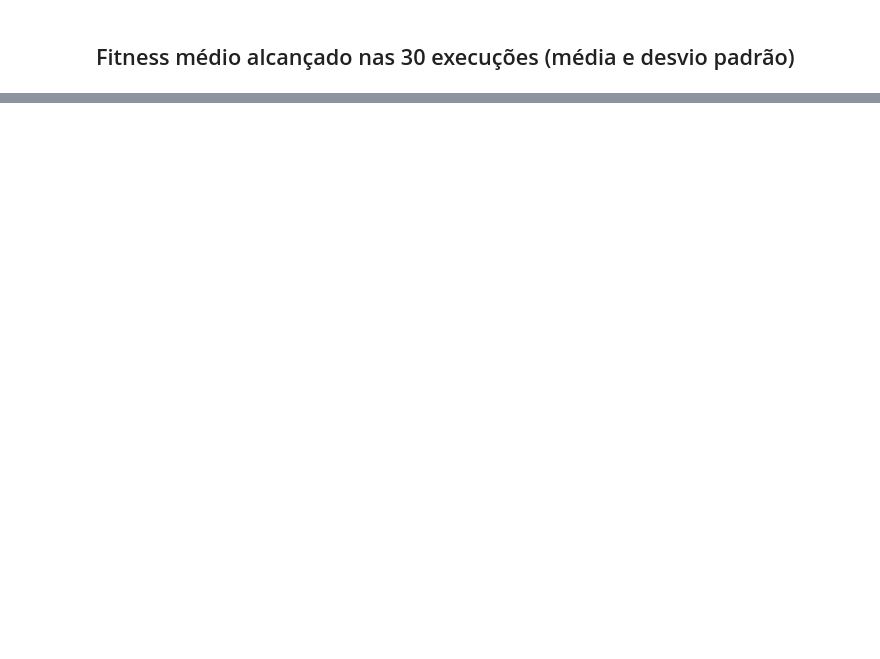
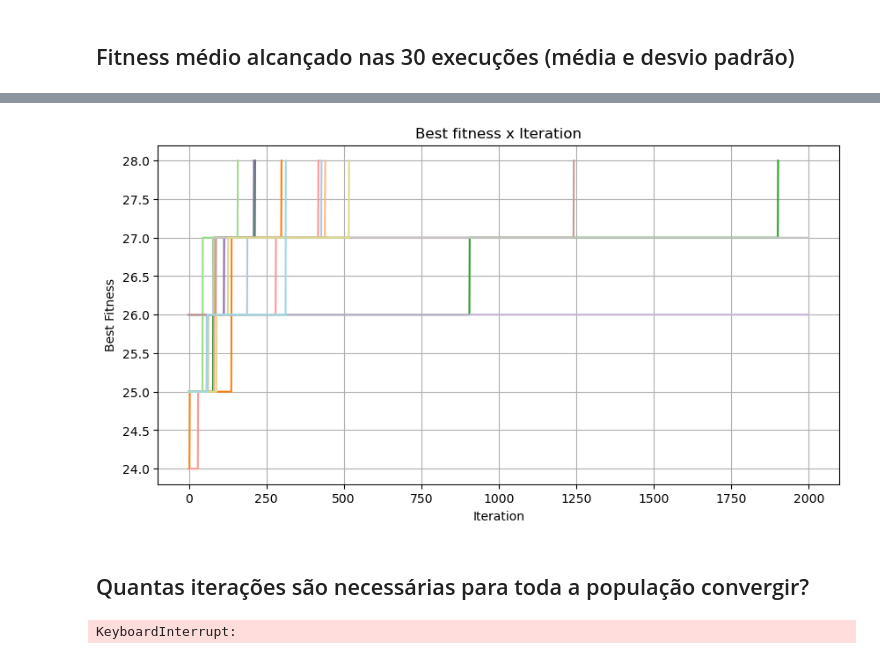
Before and after one commit to eduardaveras/bioinspired, a Jupyter notebook: 8-rainhas/plots_1.ipynb, the cells around one changed output, grey strips where cells are left out. Drawn from its saved outputs; the diff is of its cells as text; code cells hidden in the pictures; blank space fills up the shorter version.

```diff
--- a/8-rainhas/plots_1.ipynb
+++ b/8-rainhas/plots_1.ipynb
@@ -174,0 +172,44 @@ NameError: name 'data' is not defined
+# %%
+cmap = plt.get_cmap('tab20')
+colors = cmap(np.linspace(0, 1, 30))
+
+plt.figure(figsize=(10, 5))
+plt.title("Best fitness x Iteration")
+plt.xlabel("Iteration")
+plt.ylabel("Best Fitness")
+plt.grid(True)
+
+for i in range(len(data)):
+   if data[i]["found_solution"]:
+      best_per_iteration = data[i]["best_per_iteration"]
+      plt.plot(best_per_iteration[:2000], color=colors[i])
+
+plt.show()
+# %% [output]
+[figure, added]
+# %% [markdown]
+<a id='6'></a>
+## Quantas iterações são necessárias para toda a população convergir?
+# %%
+"""
+First run with default parameters
+"dna_size": 8,
+"population_size": 100,
+"gene_set": "01",
+"max_iterations": 10000,
+"parent_method": "tournament",
+"survivor_method": "best",
+"recombination_method": "cutandfill",
+"recombination_probability": 0.9,
+"mutation_method": "single",
+"mutation_probability": 0.4
+"""
+
+args = DEFAULT_ARGS
+filename_ = "untilEveryoneIsSolution"
+args["mutation_method"] = "double"
+args["max_iterations"] = -1
+
+run_(args, filename=filename_, n_runs=1)
+# %% [output]
+KeyboardInterrupt:
```
Also changed, not shown: parts of 10 cells of this notebook, 2 other files.
